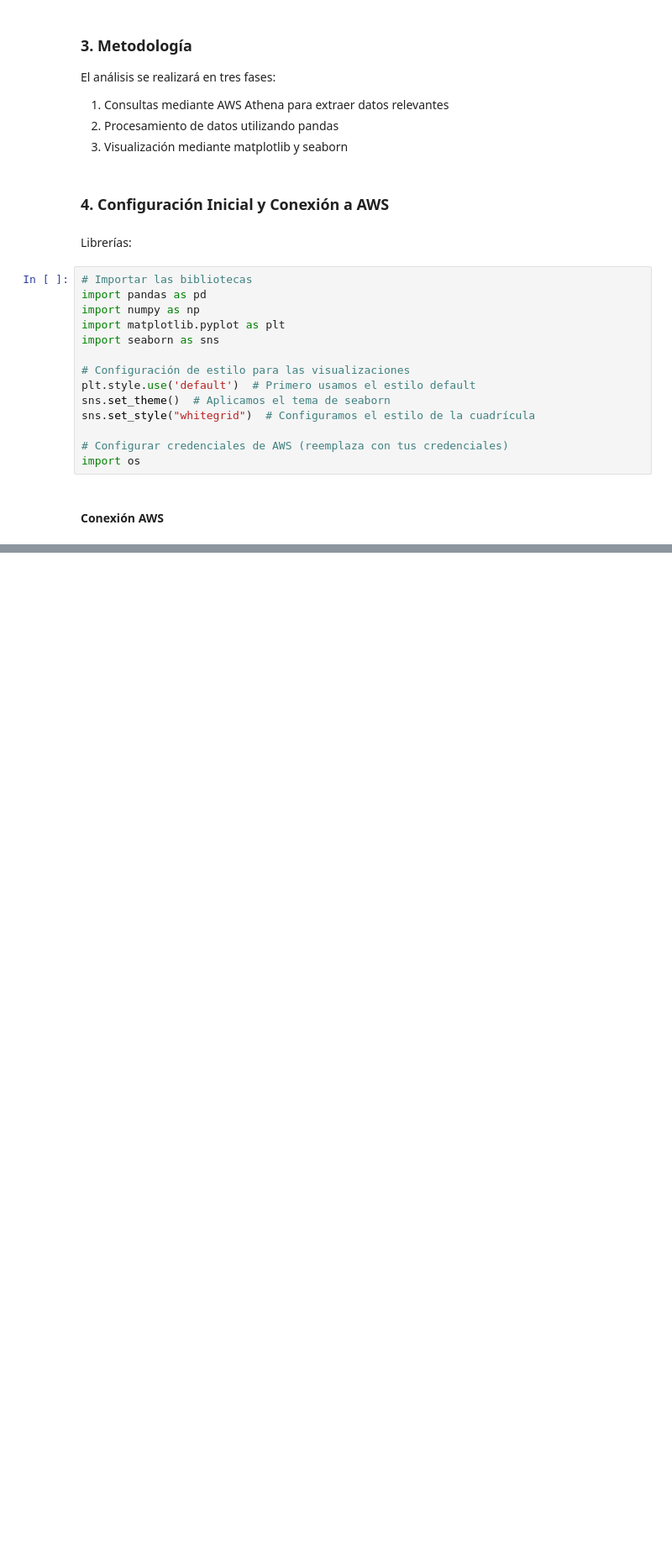
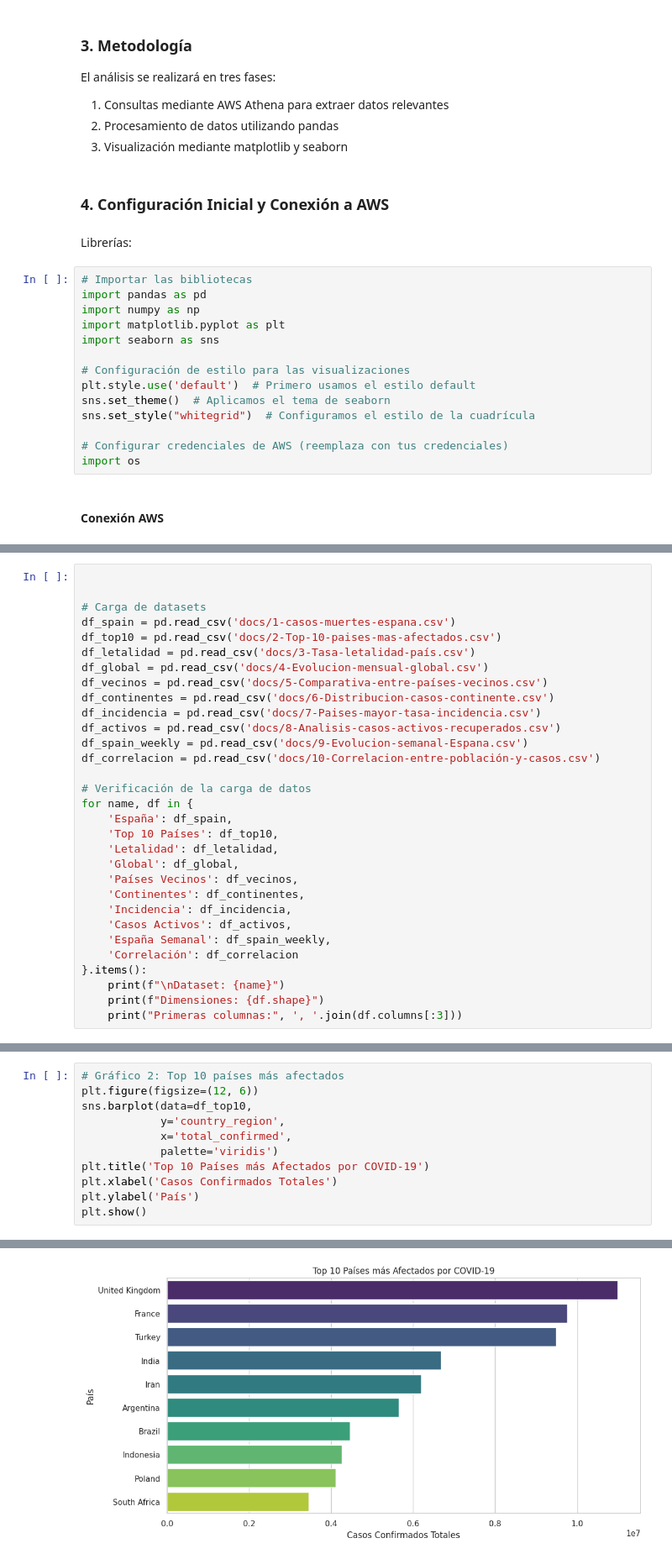
Before and after one commit to MouraAnalyst/Evolve-Analisis-Covid, a Jupyter notebook: notebooks/covid_analytics.ipynb, the cells around one changed output, grey strips where cells are left out. Shown at 84% size. Cells and saved outputs as stored; diff of their text form; blank space fills up the shorter version.

```diff
--- a/notebooks/covid_analytics.ipynb
+++ b/notebooks/covid_analytics.ipynb
@@ -174,0 +221,31 @@ Para cargar imágenes en el markdown de Colab, puedes usar la sintaxis de markdo
+# %%
+
+
+# Carga de datasets
+df_spain = pd.read_csv('docs/1-casos-muertes-espana.csv')
+df_top10 = pd.read_csv('docs/2-Top-10-paises-mas-afectados.csv')
+df_letalidad = pd.read_csv('docs/3-Tasa-letalidad-país.csv')
+df_global = pd.read_csv('docs/4-Evolucion-mensual-global.csv')
+df_vecinos = pd.read_csv('docs/5-Comparativa-entre-países-vecinos.csv')
+df_continentes = pd.read_csv('docs/6-Distribucion-casos-continente.csv')
+df_incidencia = pd.read_csv('docs/7-Paises-mayor-tasa-incidencia.csv')
+df_activos = pd.read_csv('docs/8-Analisis-casos-activos-recuperados.csv')
+df_spain_weekly = pd.read_csv('docs/9-Evolucion-semanal-Espana.csv')
+df_correlacion = pd.read_csv('docs/10-Correlacion-entre-población-y-casos.csv')
+
+# Verificación de la carga de datos
+for name, df in {
+    'España': df_spain,
+    'Top 10 Países': df_top10,
+    'Letalidad': df_letalidad,
+    'Global': df_global,
+    'Países Vecinos': df_vecinos,
+    'Continentes': df_continentes,
+    'Incidencia': df_incidencia,
+    'Casos Activos': df_activos,
+    'España Semanal': df_spain_weekly,
+    'Correlación': df_correlacion
+}.items():
+    print(f"\nDataset: {name}")
+    print(f"Dimensiones: {df.shape}")
+    print("Primeras columnas:", ', '.join(df.columns[:3]))
@@ -174,0 +542,12 @@ Para cargar imágenes en el markdown de Colab, puedes usar la sintaxis de markdo
+# %%
+# Gráfico 2: Top 10 países más afectados
+plt.figure(figsize=(12, 6))
+sns.barplot(data=df_top10,
+            y='country_region',
+            x='total_confirmed',
+            palette='viridis')
+plt.title('Top 10 Países más Afectados por COVID-19')
+plt.xlabel('Casos Confirmados Totales')
+plt.ylabel('País')
+plt.show()
+# %% [output]
@@ -174,0 +557 @@ Para cargar imágenes en el markdown de Colab, puedes usar la sintaxis de markdo
+[figure, added]
```
Also changed, not shown: parts of 37 cells of this notebook, 1 other file.
